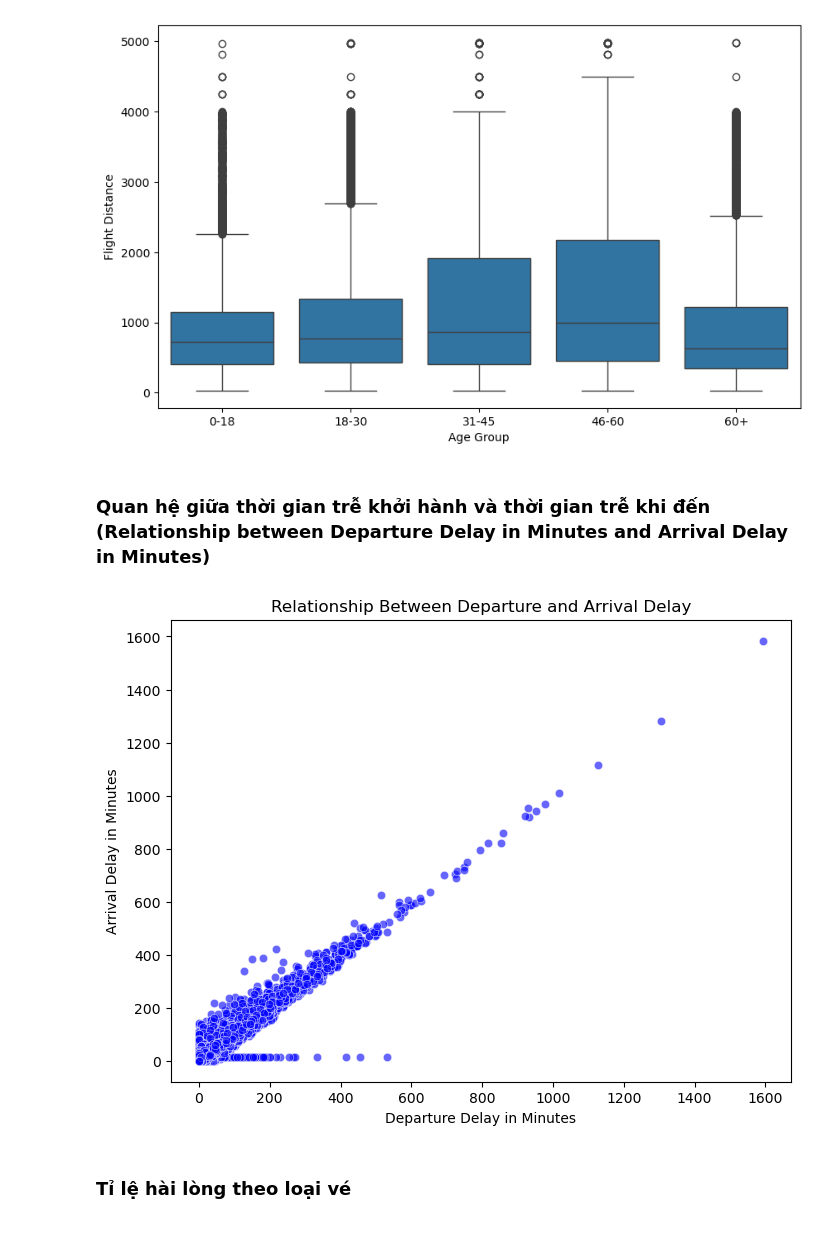
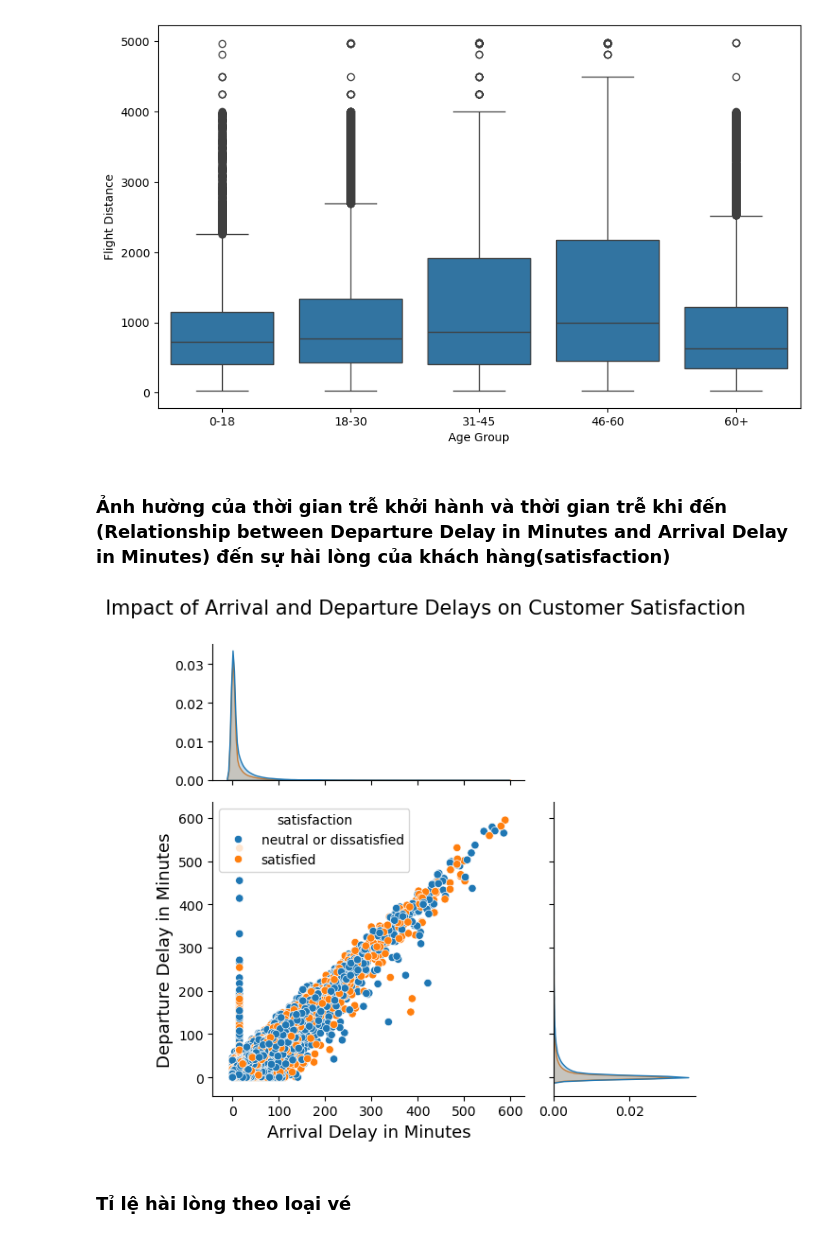
Before and after one commit to little-duck-vie/ltxldl-hoc-lam-giau, a Jupyter notebook: Code_python.ipynb, the cells around one changed output. Cells and saved outputs as stored; diff of their text form; code cells hidden in the pictures.

```diff
--- a/Code_python.ipynb
+++ b/Code_python.ipynb
@@ -440,17 +431,21 @@ sns.boxplot(x='Age Group', y='Flight Distance', data=data_frame_copy_3);
 # %% [output]
 [figure]
 # %% [markdown]
-### Quan hệ giữa thời gian trễ khởi hành và thời gian trễ khi đến (Relationship between Departure Delay in Minutes and Arrival Delay in Minutes)
+### Ảnh hường của thời gian trễ khởi hành và thời gian trễ khi đến (Relationship between Departure Delay in Minutes and Arrival Delay in Minutes) đến sự hài lòng của khách hàng(satisfaction)
-# %%
-data_frame_copy_4 = data_frame.copy()
-plt.figure(figsize=(8, 6))
-sns.scatterplot(data=data_frame_copy_4, x='Departure Delay in Minutes', y='Arrival Delay in Minutes', alpha=0.6, color='blue')
-plt.title('Relationship Between Departure and Arrival Delay')
-plt.xlabel('Departure Delay in Minutes')
-plt.ylabel('Arrival Delay in Minutes')
-plt.show()
-# %% [output]
-[figure, removed]
+# %%
+
+data_frame_copy_4 = data_frame.copy()
+data_frame_copy_4["Departure Delay in Minutes"]=data_frame_copy_4["Departure Delay in Minutes"][data_frame_copy_4["Departure Delay in Minutes"] < 600]
+data_frame_copy_4["Arrival Delay in Minutes"]=data_frame_copy_4["Arrival Delay in Minutes"][data_frame_copy_4["Arrival Delay in Minutes"] < 600]
+j_plot = sns.jointplot(data=df1, x="Arrival Delay in Minutes", y="Departure Delay in Minutes", hue="satisfaction",
+            height=6,ratio = 2,marginal_ticks=True,dropna=True)
+
+j_plot.fig.suptitle("Impact of Arrival and Departure Delays on Customer Satisfaction",fontsize = 15)
+j_plot.set_axis_labels("Arrival Delay in Minutes", "Departure Delay in Minutes",fontsize = 13)
+j_plot.fig.tight_layout()
+j_plot.fig.subplots_adjust(top = 0.9)
+# %% [output]
+[figure, added]
 # %% [markdown]
 ### Tỉ lệ hài lòng theo loại vé
 # %%
```
Also changed, not shown: parts of 15 cells of this notebook.
